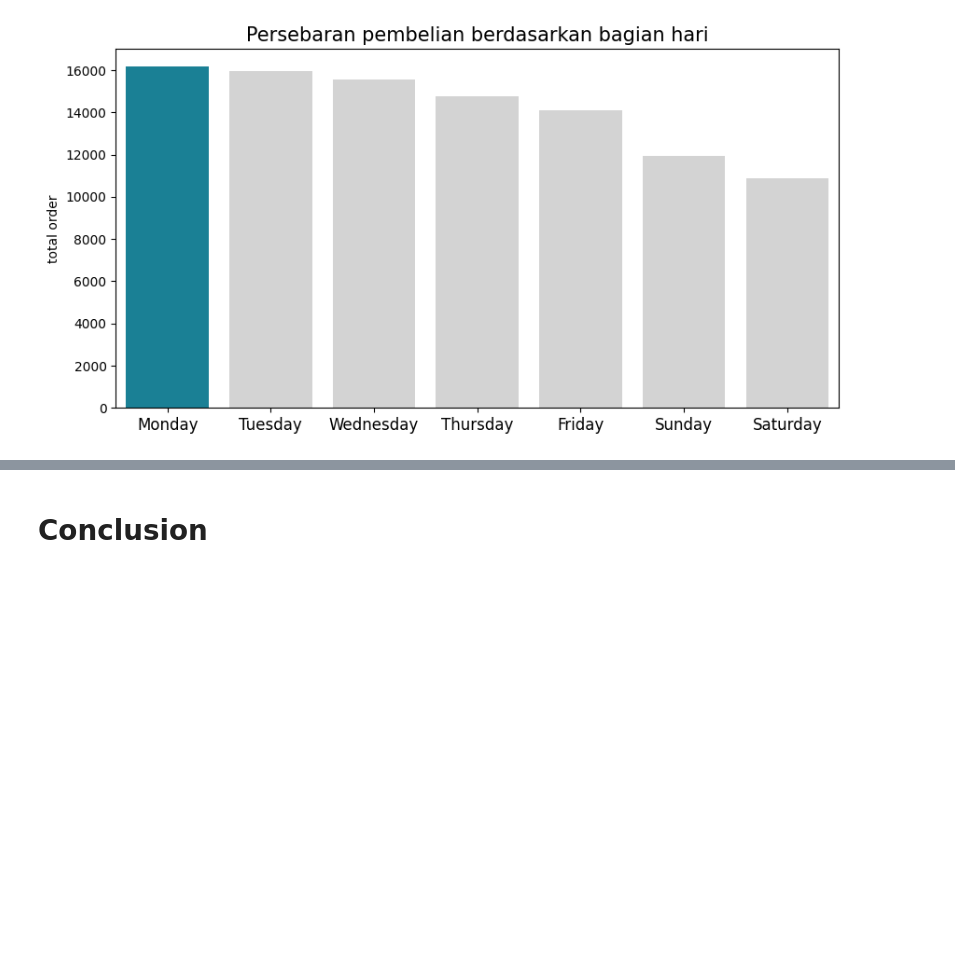
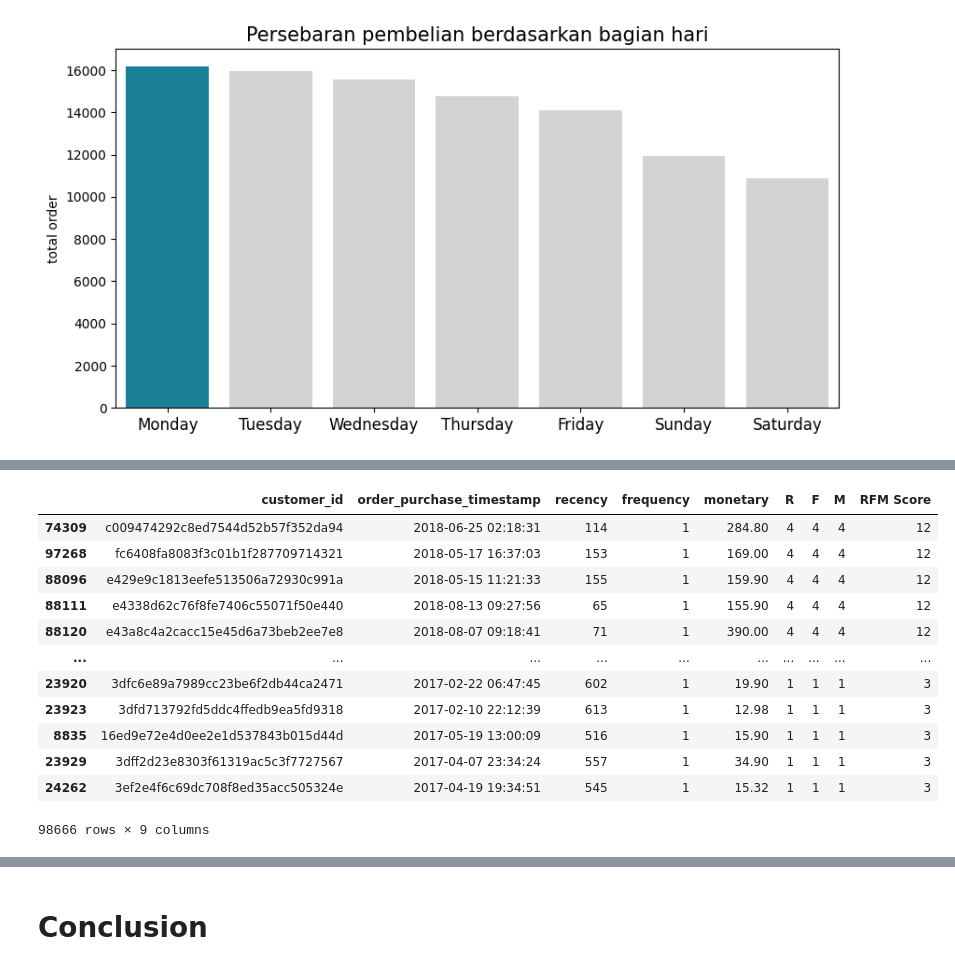
Before and after one commit to TutiAmalia/Idcamp_DataAnalyst_Dasar, a Jupyter notebook: main.ipynb, the cells around one changed output, grey strips where cells are left out. Cells and saved outputs as stored; diff of their text form; code cells hidden in the pictures; blank space fills up the shorter version.

```diff
--- a/main.ipynb
+++ b/main.ipynb
@@ -1022,0 +1088,6 @@ plt.show()
+# %%
+orders_merge_item = pd.merge(left=orders_df,
+                             right=order_item_df,
+                             on='order_id',
+                             how='right')
+orders_merge_item
@@ -1022,0 +1203,17 @@ plt.show()
+# %%
+df_rfm['RFM Score'] = df_rfm['R'].astype('int') + df_rfm['F'].astype('int') + df_rfm['M'].astype('int')
+df_rfm.sort_values(by='RFM Score', ascending=False)
+# %% [output]
+|  | customer_id | order_purchase_timestamp | recency | frequency | monetary | R | F | M | RFM Score |
+| 74309 | c009474292c8ed7544d52b57f352da94 | 2018-06-25 02:18:31 | 114 | 1 | 284.80 | 4 | 4 | 4 | 12 |
+| 97268 | fc6408fa8083f3c01b1f287709714321 | 2018-05-17 16:37:03 | 153 | 1 | 169.00 | 4 | 4 | 4 | 12 |
+| 88096 | e429e9c1813eefe513506a72930c991a | 2018-05-15 11:21:33 | 155 | 1 | 159.90 | 4 | 4 | 4 | 12 |
+| 88111 | e4338d62c76f8fe7406c55071f50e440 | 2018-08-13 09:27:56 | 65 | 1 | 155.90 | 4 | 4 | 4 | 12 |
+| 88120 | e43a8c4a2cacc15e45d6a73beb2ee7e8 | 2018-08-07 09:18:41 | 71 | 1 | 390.00 | 4 | 4 | 4 | 12 |
+| ... | ... | ... | ... | ... | ... | ... | ... | ... | ... |
+| 23920 | 3dfc6e89a7989cc23be6f2db44ca2471 | 2017-02-22 06:47:45 | 602 | 1 | 19.90 | 1 | 1 | 1 | 3 |
+| 23923 | 3dfd713792fd5ddc4ffedb9ea5fd9318 | 2017-02-10 22:12:39 | 613 | 1 | 12.98 | 1 | 1 | 1 | 3 |
+| 8835 | 16ed9e72e4d0ee2e1d537843b015d44d | 2017-05-19 13:00:09 | 516 | 1 | 15.90 | 1 | 1 | 1 | 3 |
+| 23929 | 3dff2d23e8303f61319ac5c3f7727567 | 2017-04-07 23:34:24 | 557 | 1 | 34.90 | 1 | 1 | 1 | 3 |
+| 24262 | 3ef2e4f6c69dc708f8ed35acc505324e | 2017-04-19 19:34:51 | 545 | 1 | 15.32 | 1 | 1 | 1 | 3 |
+98666 rows × 9 columns
```
Also changed, not shown: parts of 22 cells of this notebook, 1 other file.
